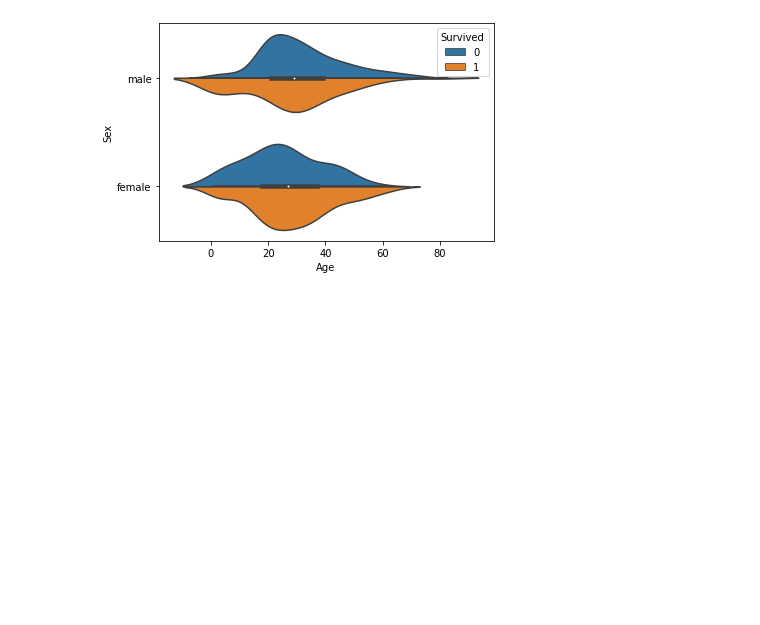
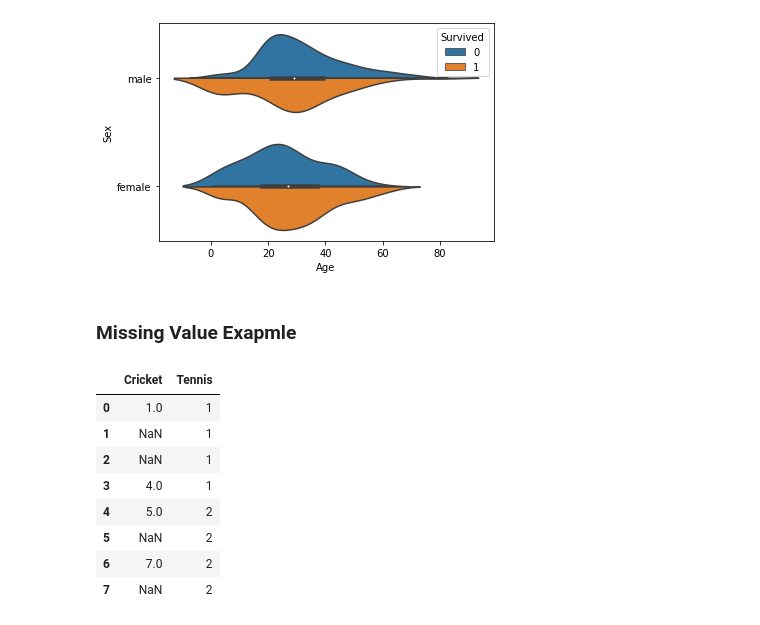
Before and after one commit to princepipariya/Verzeo-Internship, a Jupyter notebook: Testing.ipynb, the cells around one changed output. Drawn from its saved outputs; the diff is of its cells as text; code cells hidden in the pictures; blank space fills up the shorter version.

```diff
--- a/Testing.ipynb
+++ b/Testing.ipynb
@@ -1059,3 +1059,5 @@ sns.violinplot(x='Age', y='Sex', hue='Survived', data=df, split=True)
 plt.show()
 # %% [output]
 [figure]
+# %% [markdown]
+### Missing Value Exapmle
@@ -1061,0 +1066,17 @@ plt.show()
+# %%
+# nan(not a number) like null value, 0 is not nan
+z1 = [1, np.nan, np.nan, 4, 5, np.nan, 7, np.nan] # this is list
+z2 = [1, 1, 1, 1, 2, 2, 2, 2]
+df1 = pd.DataFrame({'Cricket':z1, 'Tennis':z2}) # Create dictonary into data frame
+# %%
+df1
+# %% [output]
+|  | Cricket | Tennis |
+| 0 | 1.0 | 1 |
+| 1 | NaN | 1 |
+| 2 | NaN | 1 |
+| 3 | 4.0 | 1 |
+| 4 | 5.0 | 2 |
+| 5 | NaN | 2 |
+| 6 | 7.0 | 2 |
+| 7 | NaN | 2 |
```
Also changed, not shown: parts of 4 cells of this notebook.
